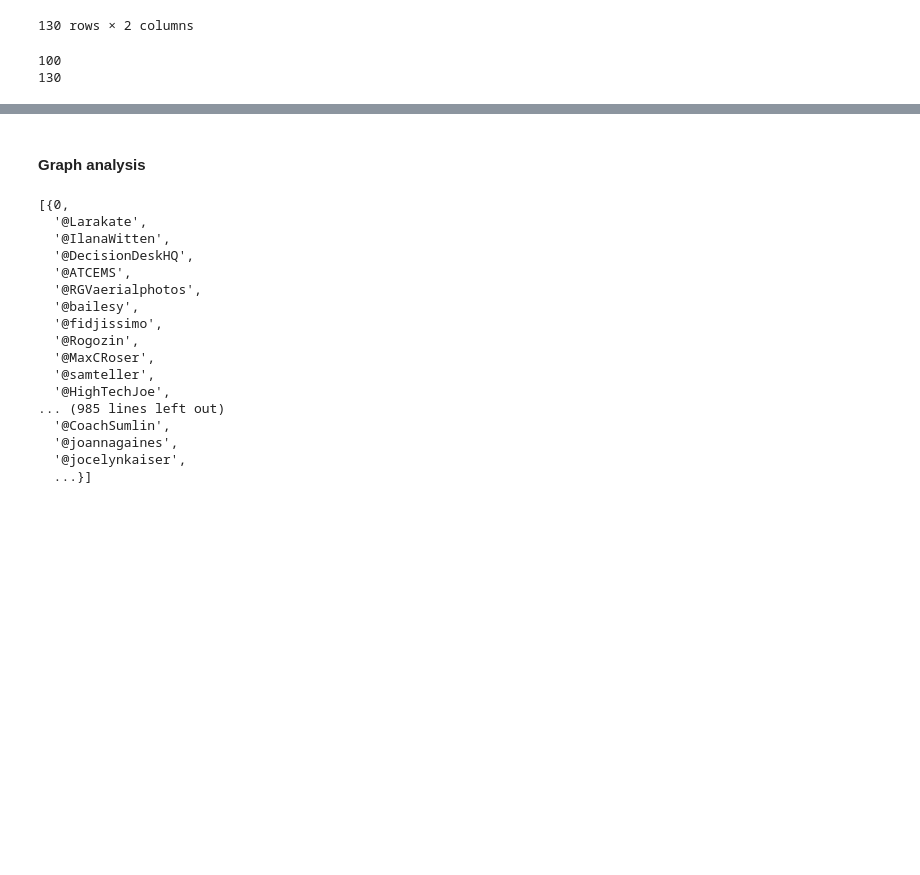
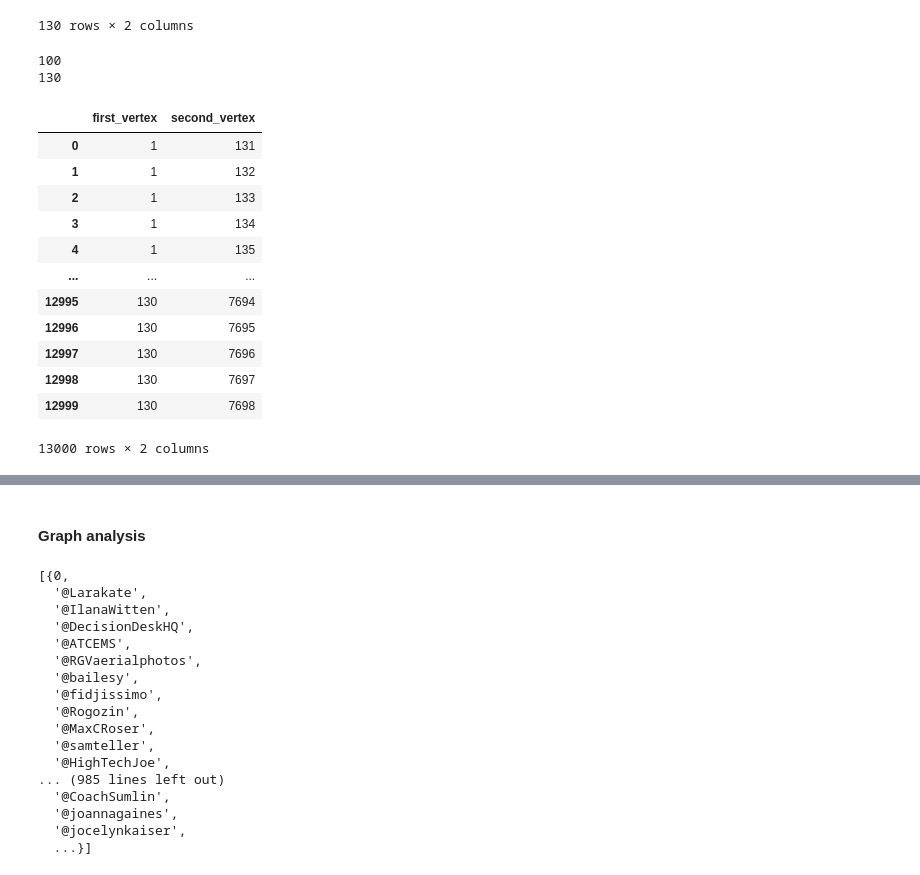
Before and after one commit to Arsenchius/graphs, a Jupyter notebook: draw_graph.ipynb, the cells around one changed output, grey strips where cells are left out. Drawn from its saved outputs; the diff is of its cells as text; code cells hidden in the pictures; blank space fills up the shorter version.

```diff
--- a/draw_graph.ipynb
+++ b/draw_graph.ipynb
@@ -86,3 +86,22 @@ def mask_graph(data):
     G.add_nodes_from(vertices)
     G.add_edges_from(edges)
     return G, vertices, edges
+# %%
+edges = pd.read_csv("edges.csv")
+vertices = pd.read_csv("vertices.csv")
+# %%
+edges
+# %% [output]
+|  | first_vertex | second_vertex |
+| 0 | 1 | 131 |
+| 1 | 1 | 132 |
+| 2 | 1 | 133 |
+| 3 | 1 | 134 |
+| 4 | 1 | 135 |
+| ... | ... | ... |
+| 12995 | 130 | 7694 |
+| 12996 | 130 | 7695 |
+| 12997 | 130 | 7696 |
+| 12998 | 130 | 7697 |
+| 12999 | 130 | 7698 |
+13000 rows × 2 columns
```
Also changed, not shown: parts of 1 cell of this notebook, 1 other file.
